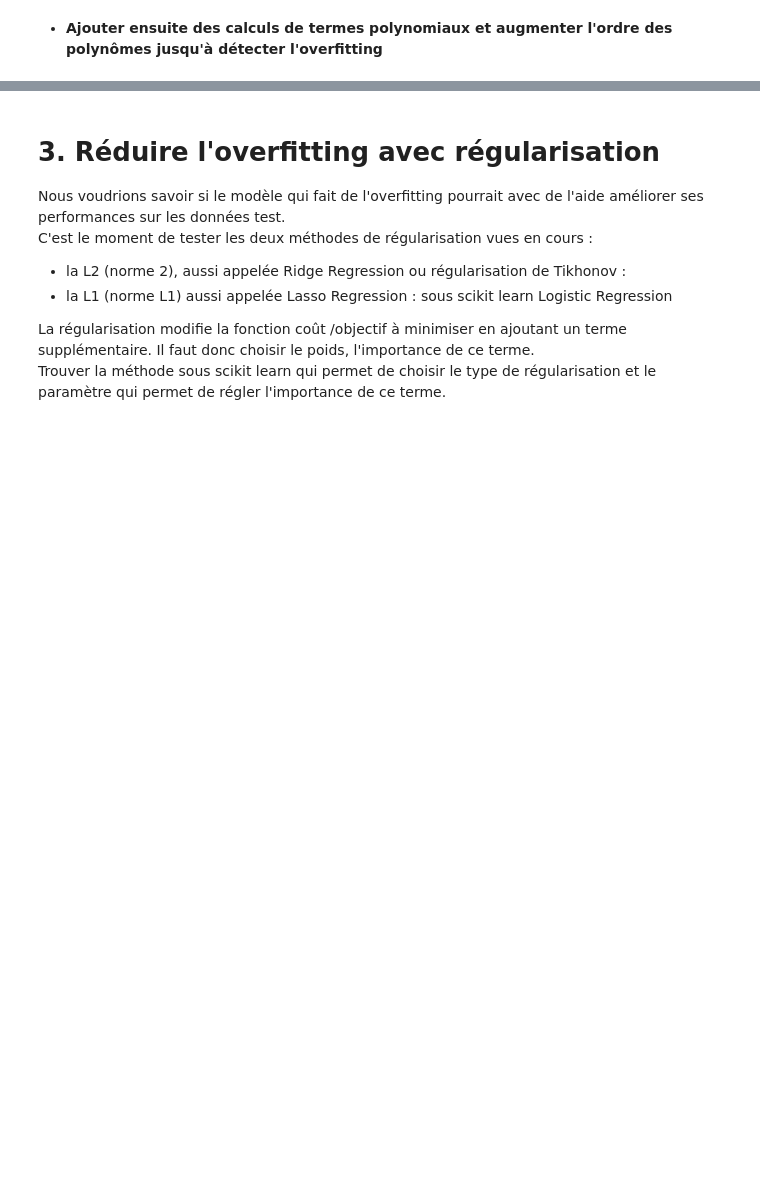
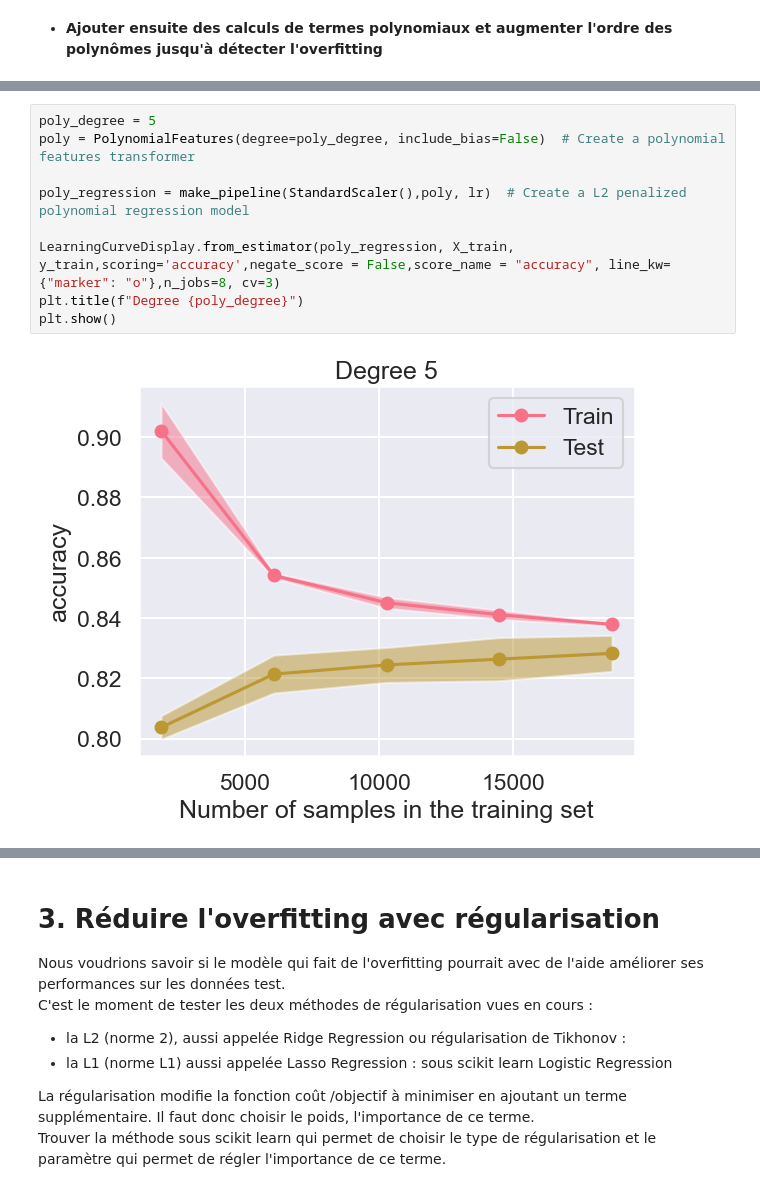
Before and after one commit to GuilBess/log_reg_proj, a Jupyter notebook: Projet.ipynb, the cells around one changed output, grey strips where cells are left out. Drawn from its saved outputs; the diff is of its cells as text; blank space fills up the shorter version.

```diff
--- a/Projet.ipynb
+++ b/Projet.ipynb
@@ -293,0 +266,11 @@ NameError: name 'results' is not defined
+# %%
+poly_degree = 5
+poly = PolynomialFeatures(degree=poly_degree, include_bias=False)  # Create a polynomial features transformer
+
+poly_regression = make_pipeline(StandardScaler(),poly, lr)  # Create a L2 penalized polynomial regression model
+
+LearningCurveDisplay.from_estimator(poly_regression, X_train, y_train,scoring='accuracy',negate_score = False,score_name = "accuracy", line_kw= {"marker": "o"},n_jobs=8, cv=3)
+plt.title(f"Degree {poly_degree}")
+plt.show()
+# %% [output]
+[figure, added]
```
Also changed, not shown: parts of 8 cells of this notebook.
